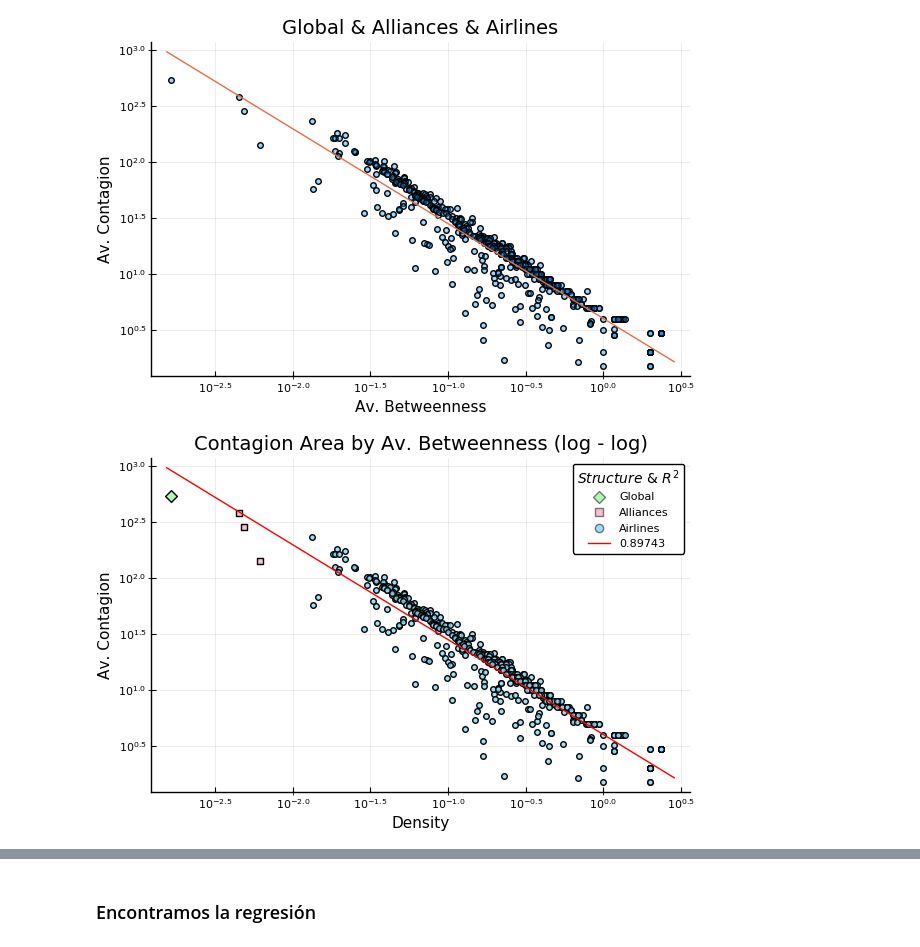
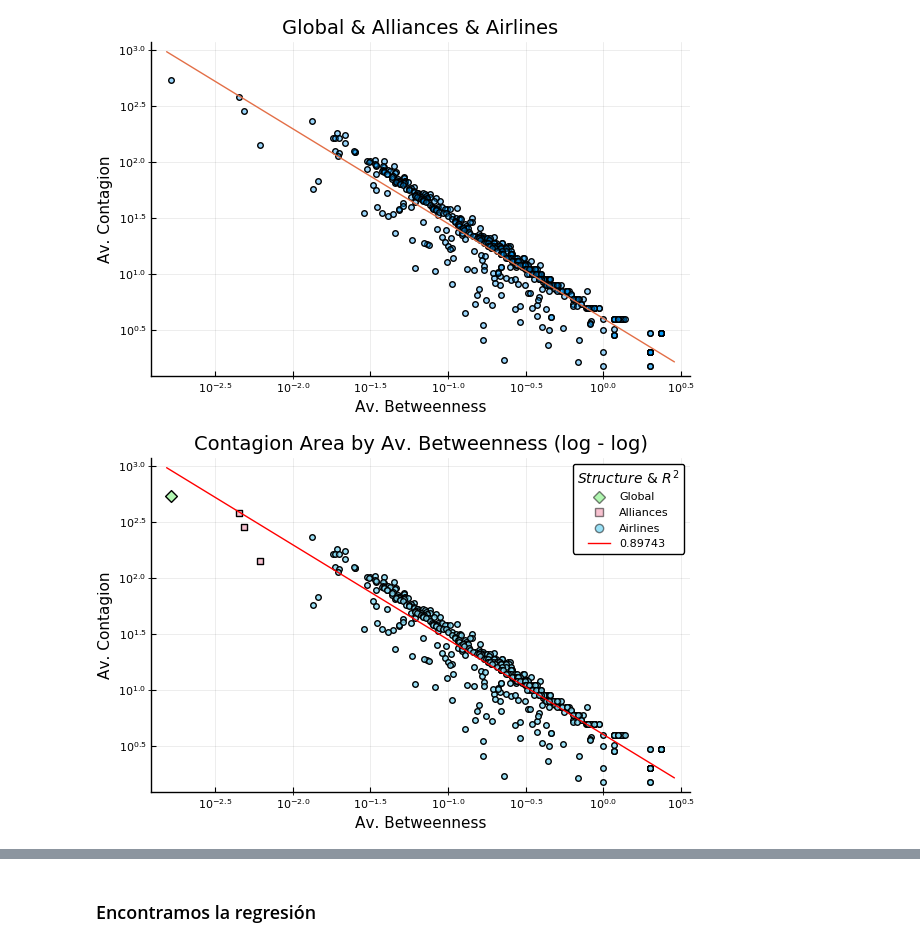
Before and after one commit to Yuriyama/Proyecto_aerolineas, a Jupyter notebook: Code/Betweenness.ipynb, the cells around one changed output, grey strips where cells are left out. Cells and saved outputs as stored; diff of their text form; code cells hidden in the pictures.

```diff
--- a/Code/Betweenness.ipynb
+++ b/Code/Betweenness.ipynb
@@ -610,7 +614,7 @@ plot!(my_equation)
 
 plot_betweenness_cobertura_log2 = scatter([betweenness_x_g], [cobertura_y_g],
                                     title = "Contagion Area by Av. Betweenness (log - log)",
-                                    xlabel = "Density",
+                                    xlabel = "Av. Betweenness",
                                     ylabel = "Av. Contagion",
                                     xscale =(:log10),
                                     yscale =(:log10),
@@ -619,34 +623,34 @@ plot_betweenness_cobertura_log2 = scatter([betweenness_x_g], [cobertura_y_g],
                                     label = "Global",
                                     #size = (500,500),
                                     #aspect_ratio= 1,
                                     markershape = :diamond,
                                     markersize = 6,
                                     #markeralpha = 0.6,
                                     markercolor = "#A9F5A9",
                                     markerstrokealpha = 0.5,
                                     alpha = 0.9)
 scatter!(betweenness_x_al, cobertura_y_al,
             legend = true,
             label = "Alliances",
             markershape = :square,
             markersize = 5,
             markeralpha = 0.7,#,
             markerstrokealpha = 0.5,
             markercolor = "#F5A9BC")
 scatter!(betweenness_x_aer, cobertura_y_aer,
             legend = true,
             label = "Airlines",
             markershape = :circle,
             markersize = 4,
             markercolor = "#81DAF5",
             markerstrokealpha = 0.5,
             markeralpha = 0.8)
 plot!(my_equation,
         legend = true,
         label = "$r_2",
         linecolor = :red)
 # %% [output]
-[figure, old version]
+[figure, new version]
 # %%
 plot_betweenness_cobertura_log2
 # %% [output]
```
Also changed, not shown: parts of 4 cells of this notebook, 1 other file.
